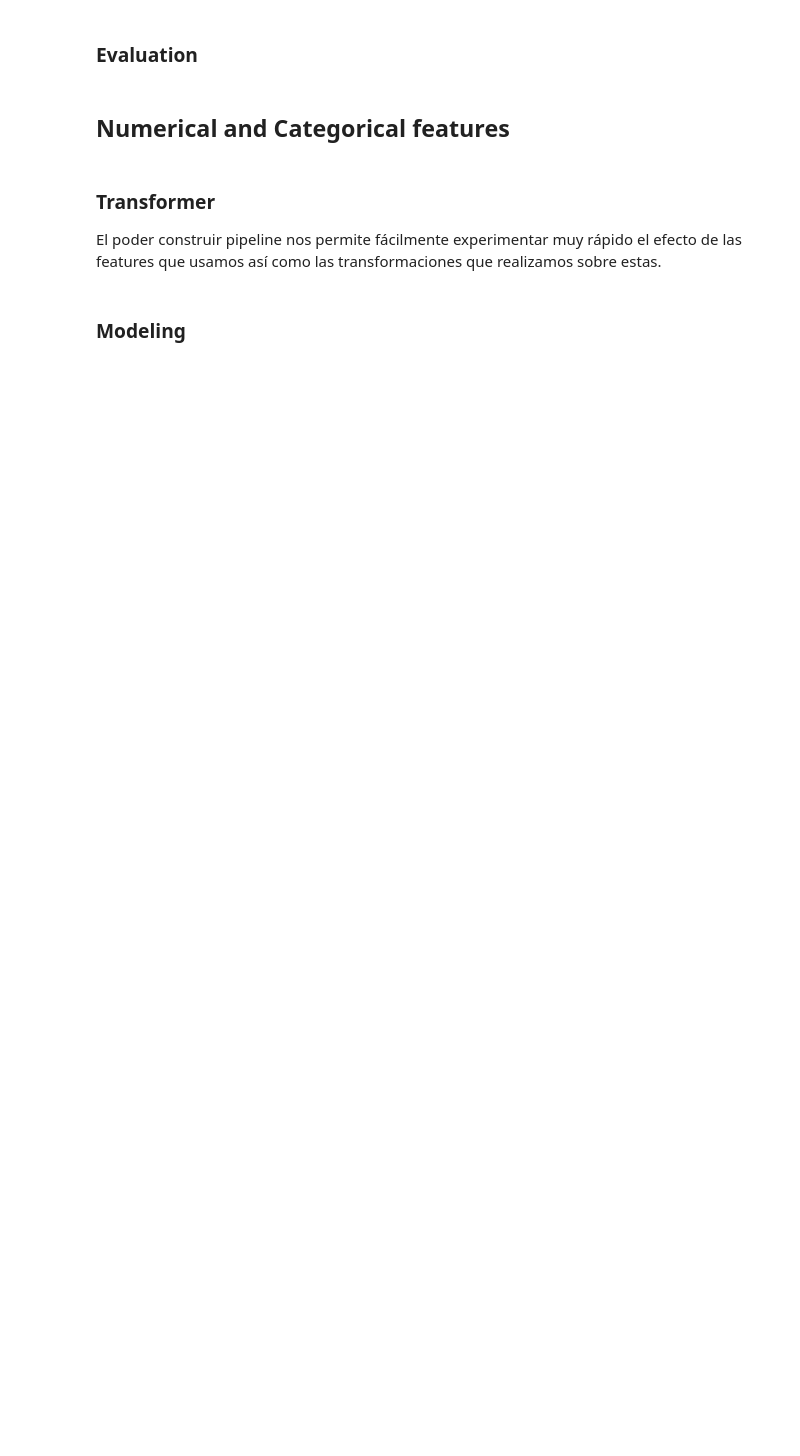
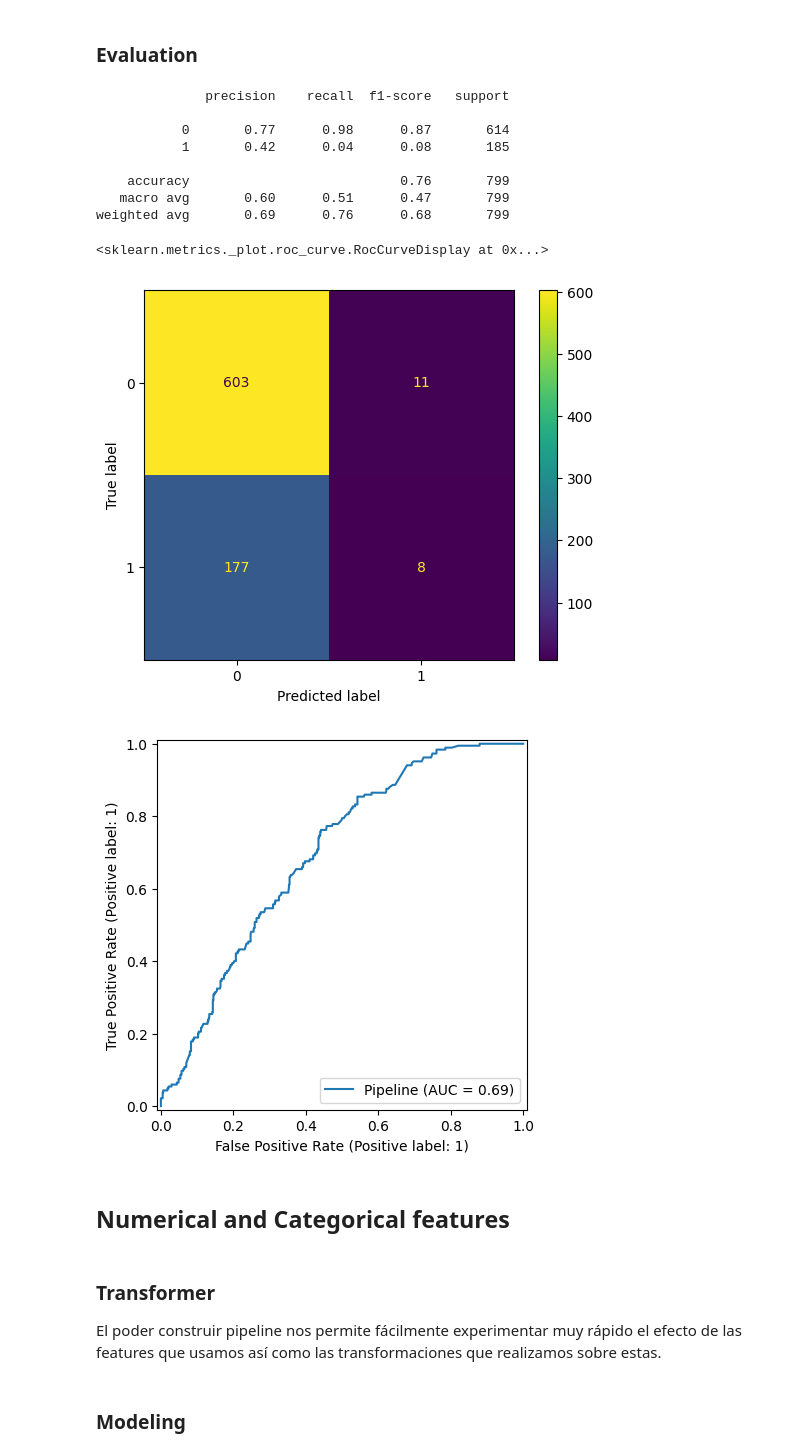
Before and after one commit to creyesp/ml-workshop-campus-party, a Jupyter notebook: notebooks/3.2_modeling_boosting.ipynb, the cells around one changed output. Saved outputs shown, nothing was run; the diff lists cells and outputs as text; code cells hidden in the pictures; blank space fills up the shorter version.

```diff
--- a/notebooks/3.2_modeling_boosting.ipynb
+++ b/notebooks/3.2_modeling_boosting.ipynb
@@ -87,15 +107,27 @@ gb_model.fit(x_train, y_train)
 # %%
 x = x_test
 y = y_test
 model = gb_model
 
 y_pred = model.predict(x)
 print(metrics.classification_report(y, y_pred))
 
-metrics.plot_confusion_matrix(model, x, y)
+metrics.ConfusionMatrixDisplay.from_estimator(model, x, y)
 
 f, ax = plt.subplots()
-metrics.plot_roc_curve(model, x, y, ax=ax)
+metrics.RocCurveDisplay.from_estimator(model, x, y, ax=ax)
+# %% [output]
+              precision    recall  f1-score   support
+
+           0       0.77      0.98      0.87       614
+           1       0.42      0.04      0.08       185
+
+    accuracy                           0.76       799
+   macro avg       0.60      0.51      0.47       799
+weighted avg       0.69      0.76      0.68       799
+<sklearn.metrics._plot.roc_curve.RocCurveDisplay at 0x...>
+[figure, added]
+[figure, added]
 # %% [markdown]
 ## Numerical and Categorical features
 # %% [markdown]
```
Also changed, not shown: parts of 22 cells of this notebook, 30 other files.
